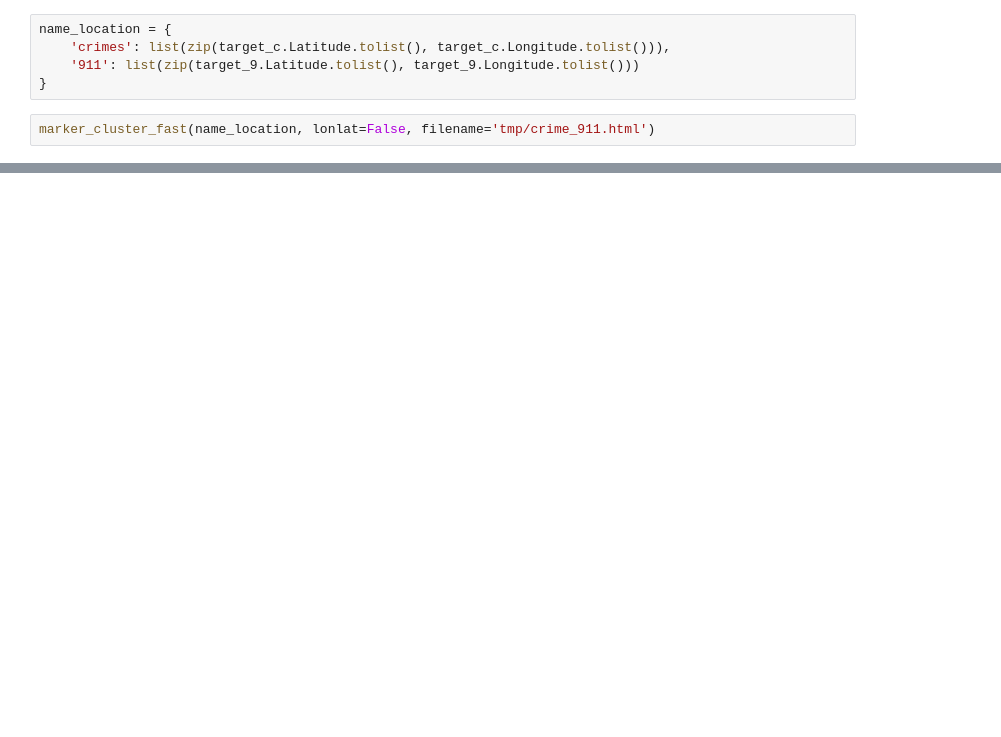
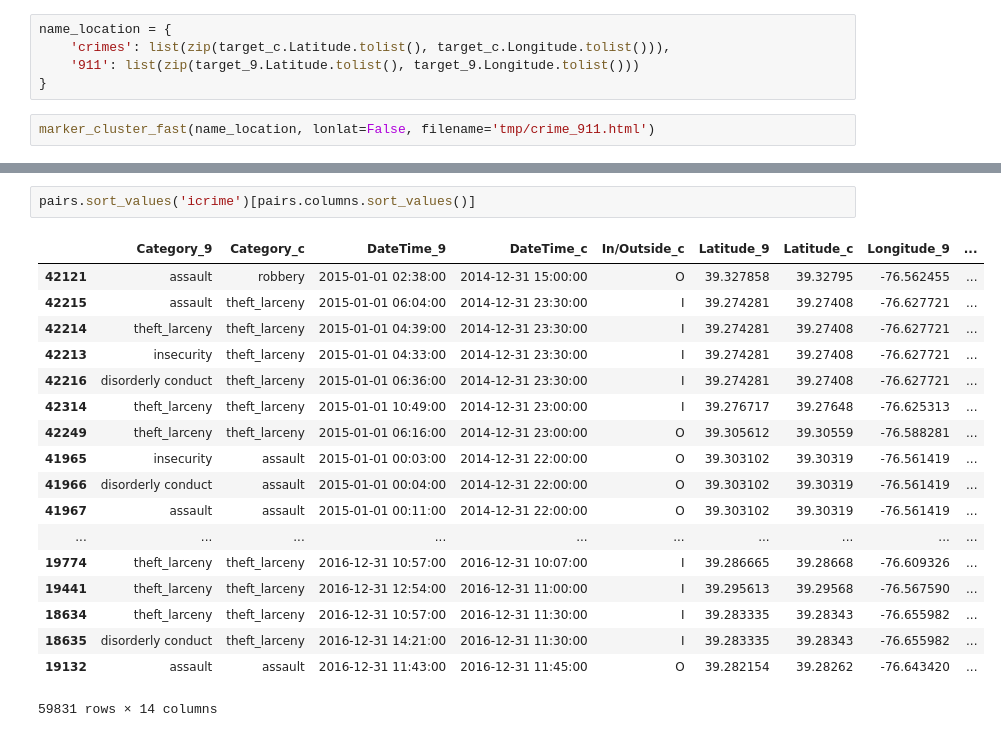
Before and after one commit to JHWu92/public-safety-baltimore, a Jupyter notebook: 911 and crime.ipynb, the cells around one changed output, grey strips where cells are left out. Cells and saved outputs as stored; diff of their text form; blank space fills up the shorter version.

```diff
--- a/911 and crime.ipynb
+++ b/911 and crime.ipynb
@@ -140,0 +181,21 @@ marker_cluster_fast(name_location, lonlat=False, filename='tmp/crime_911.html')
+# %%
+pairs.sort_values('icrime')[pairs.columns.sort_values()]
+# %% [output]
+|  | Category_9 | Category_c | DateTime_9 | DateTime_c | In/Outside_c | Latitude_9 | Latitude_c | Longitude_9 | ... |
+| 42121 | assault | robbery | 2015-01-01 02:38:00 | 2014-12-31 15:00:00 | O | 39.327858 | 39.32795 | -76.562455 | ... |
+| 42215 | assault | theft_larceny | 2015-01-01 06:04:00 | 2014-12-31 23:30:00 | I | 39.274281 | 39.27408 | -76.627721 | ... |
+| 42214 | theft_larceny | theft_larceny | 2015-01-01 04:39:00 | 2014-12-31 23:30:00 | I | 39.274281 | 39.27408 | -76.627721 | ... |
+| 42213 | insecurity | theft_larceny | 2015-01-01 04:33:00 | 2014-12-31 23:30:00 | I | 39.274281 | 39.27408 | -76.627721 | ... |
+| 42216 | disorderly conduct | theft_larceny | 2015-01-01 06:36:00 | 2014-12-31 23:30:00 | I | 39.274281 | 39.27408 | -76.627721 | ... |
+| 42314 | theft_larceny | theft_larceny | 2015-01-01 10:49:00 | 2014-12-31 23:00:00 | I | 39.276717 | 39.27648 | -76.625313 | ... |
+| 42249 | theft_larceny | theft_larceny | 2015-01-01 06:16:00 | 2014-12-31 23:00:00 | O | 39.305612 | 39.30559 | -76.588281 | ... |
+| 41965 | insecurity | assault | 2015-01-01 00:03:00 | 2014-12-31 22:00:00 | O | 39.303102 | 39.30319 | -76.561419 | ... |
+| 41966 | disorderly conduct | assault | 2015-01-01 00:04:00 | 2014-12-31 22:00:00 | O | 39.303102 | 39.30319 | -76.561419 | ... |
+| 41967 | assault | assault | 2015-01-01 00:11:00 | 2014-12-31 22:00:00 | O | 39.303102 | 39.30319 | -76.561419 | ... |
+| ... | ... | ... | ... | ... | ... | ... | ... | ... | ... |
+| 19774 | theft_larceny | theft_larceny | 2016-12-31 10:57:00 | 2016-12-31 10:07:00 | I | 39.286665 | 39.28668 | -76.609326 | ... |
+| 19441 | theft_larceny | theft_larceny | 2016-12-31 12:54:00 | 2016-12-31 11:00:00 | I | 39.295613 | 39.29568 | -76.567590 | ... |
+| 18634 | theft_larceny | theft_larceny | 2016-12-31 10:57:00 | 2016-12-31 11:30:00 | I | 39.283335 | 39.28343 | -76.655982 | ... |
+| 18635 | disorderly conduct | theft_larceny | 2016-12-31 14:21:00 | 2016-12-31 11:30:00 | I | 39.283335 | 39.28343 | -76.655982 | ... |
+| 19132 | assault | assault | 2016-12-31 11:43:00 | 2016-12-31 11:45:00 | O | 39.282154 | 39.28262 | -76.643420 | ... |
+59831 rows × 14 columns
```
Also changed, not shown: parts of 23 cells of this notebook.
